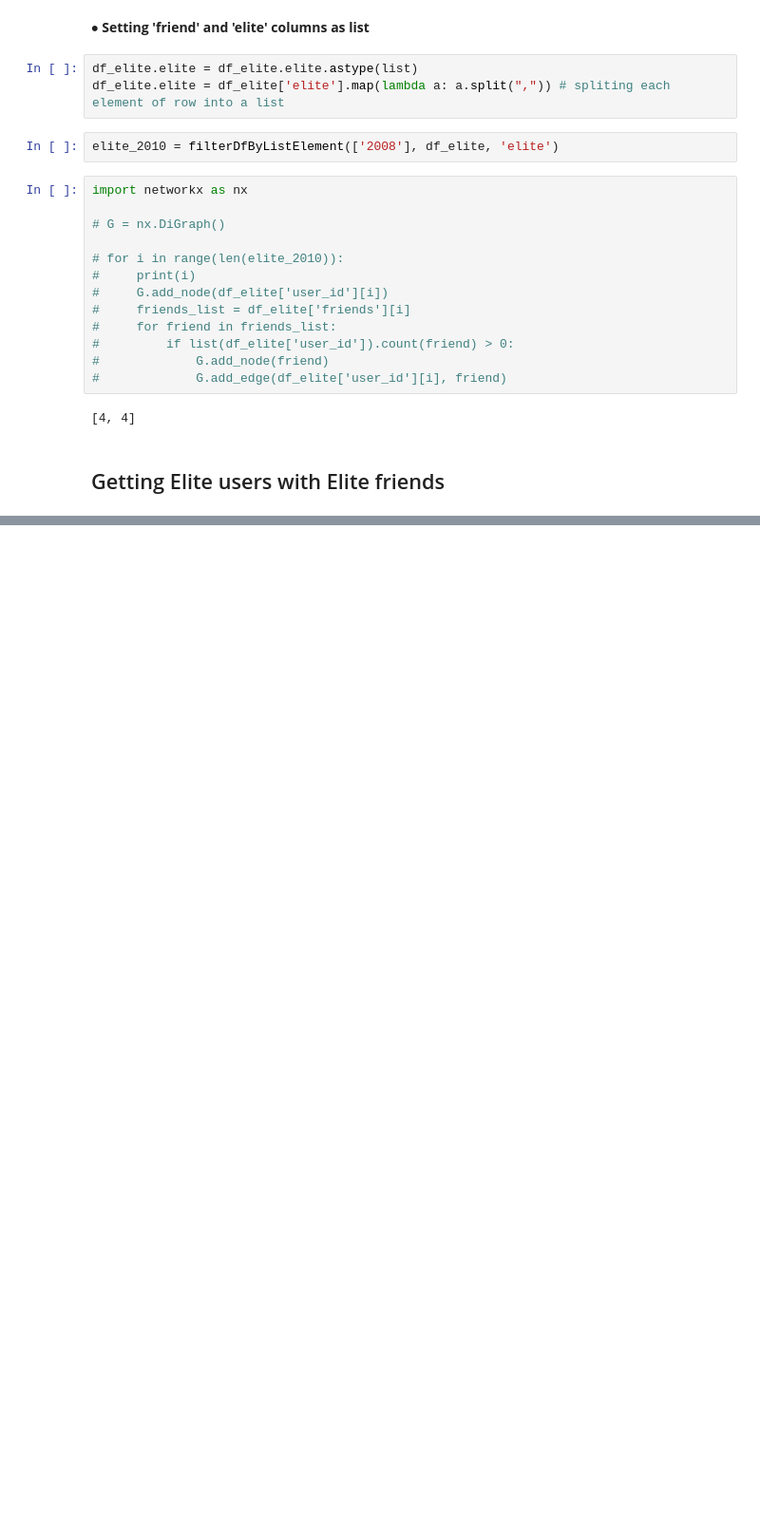
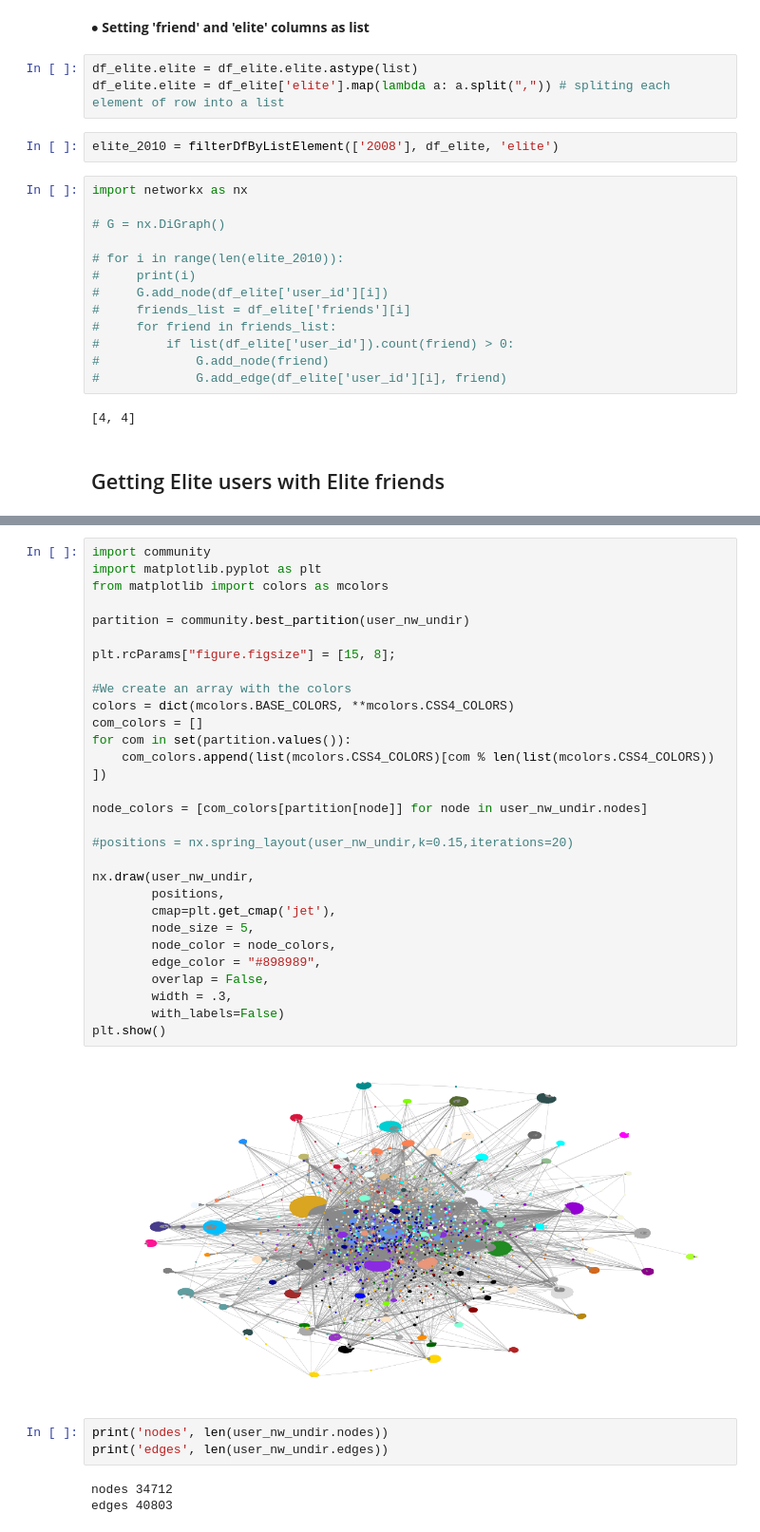
Before and after one commit to JulesBelveze/yelp-dataset-analysis, a Jupyter notebook: FinalProject.ipynb, the cells around one changed output, grey strips where cells are left out. Shown at 95% size. Cells and saved outputs as stored; diff of their text form; blank space fills up the shorter version.

```diff
--- a/FinalProject.ipynb
+++ b/FinalProject.ipynb
@@ -285,0 +380,37 @@ spark_df_users = spark_df_users.withColumn("friends", split(col("friends"), "\\|
+# %%
+import community
+import matplotlib.pyplot as plt
+from matplotlib import colors as mcolors
+
+partition = community.best_partition(user_nw_undir)
+
+plt.rcParams["figure.figsize"] = [15, 8];
+
+#We create an array with the colors
+colors = dict(mcolors.BASE_COLORS, **mcolors.CSS4_COLORS)
+com_colors = []
+for com in set(partition.values()):
+    com_colors.append(list(mcolors.CSS4_COLORS)[com % len(list(mcolors.CSS4_COLORS)) ])
+
+node_colors = [com_colors[partition[node]] for node in user_nw_undir.nodes]
+
+#positions = nx.spring_layout(user_nw_undir,k=0.15,iterations=20)
+
+nx.draw(user_nw_undir,
+        positions,
+        cmap=plt.get_cmap('jet'),
+        node_size = 5,
+        node_color = node_colors,
+        edge_color = "#898989",
+        overlap = False,
+        width = .3,
+        with_labels=False)
+plt.show()
+# %% [output]
+[figure, added]
+# %%
+print('nodes', len(user_nw_undir.nodes))
+print('edges', len(user_nw_undir.edges))
+# %% [output]
+nodes 34712
+edges 40803
```
Also changed, not shown: parts of 9 cells of this notebook, 1 other file.
